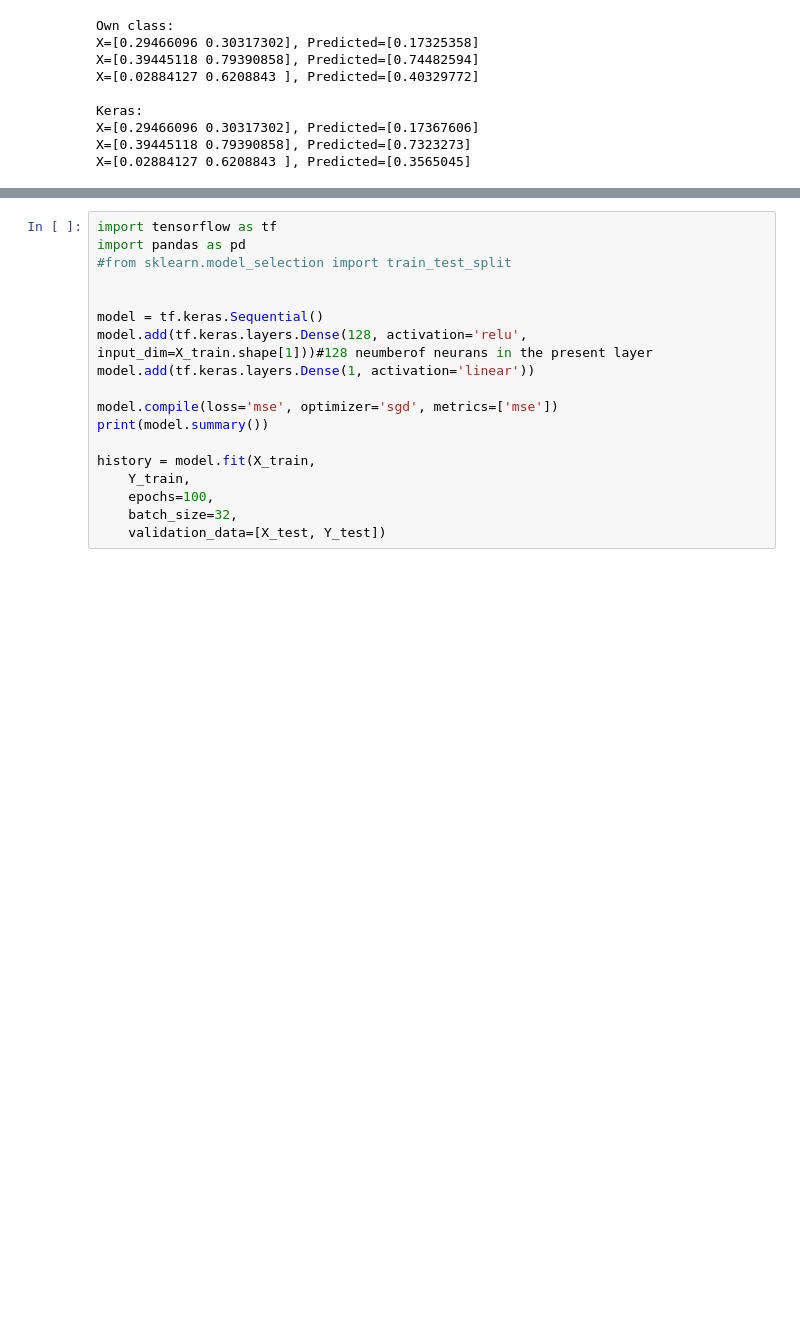
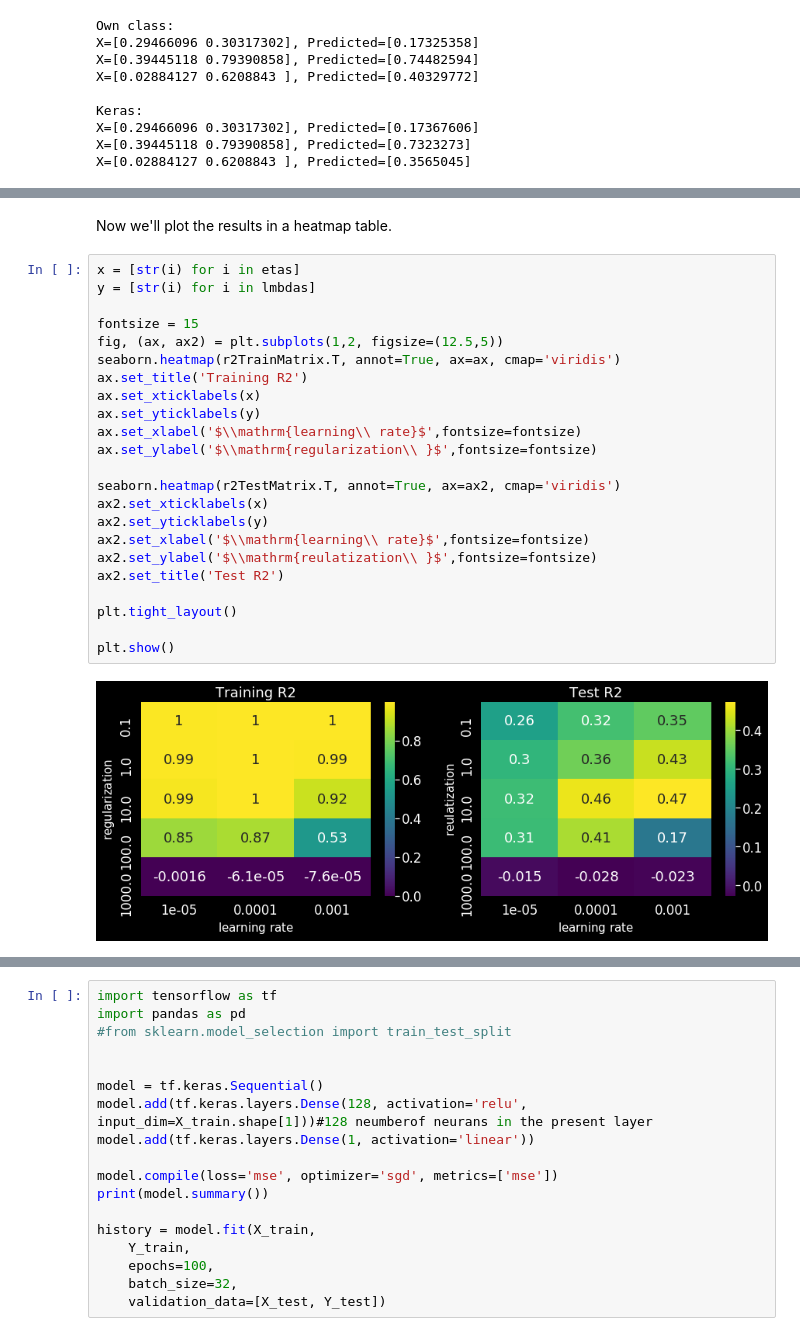
Before and after one commit to kaaja/ADAML, a Jupyter notebook: m2/m2.ipynb, the cells around one changed output, grey strips where cells are left out. Cells and saved outputs as stored; diff of their text form; blank space fills up the shorter version.

```diff
--- a/m2/m2.ipynb
+++ b/m2/m2.ipynb
@@ -892,0 +980,27 @@ We will now give Keras the same input as we did above for our own class.
+# %% [markdown]
+Now we'll plot the results in a heatmap table.
+# %%
+x = [str(i) for i in etas]
+y = [str(i) for i in lmbdas]
+
+fontsize = 15
+fig, (ax, ax2) = plt.subplots(1,2, figsize=(12.5,5))
+seaborn.heatmap(r2TrainMatrix.T, annot=True, ax=ax, cmap='viridis')
+ax.set_title('Training R2')
+ax.set_xticklabels(x)
+ax.set_yticklabels(y)
+ax.set_xlabel('$\\mathrm{learning\\ rate}$',fontsize=fontsize)
+ax.set_ylabel('$\\mathrm{regularization\\ }$',fontsize=fontsize)
+
+seaborn.heatmap(r2TestMatrix.T, annot=True, ax=ax2, cmap='viridis')
+ax2.set_xticklabels(x)
+ax2.set_yticklabels(y)
+ax2.set_xlabel('$\\mathrm{learning\\ rate}$',fontsize=fontsize)
+ax2.set_ylabel('$\\mathrm{reulatization\\ }$',fontsize=fontsize)
+ax2.set_title('Test R2')
+
+plt.tight_layout()
+
+plt.show()
+# %% [output]
+[figure, added]
```
Also changed, not shown: parts of 22 cells of this notebook.
